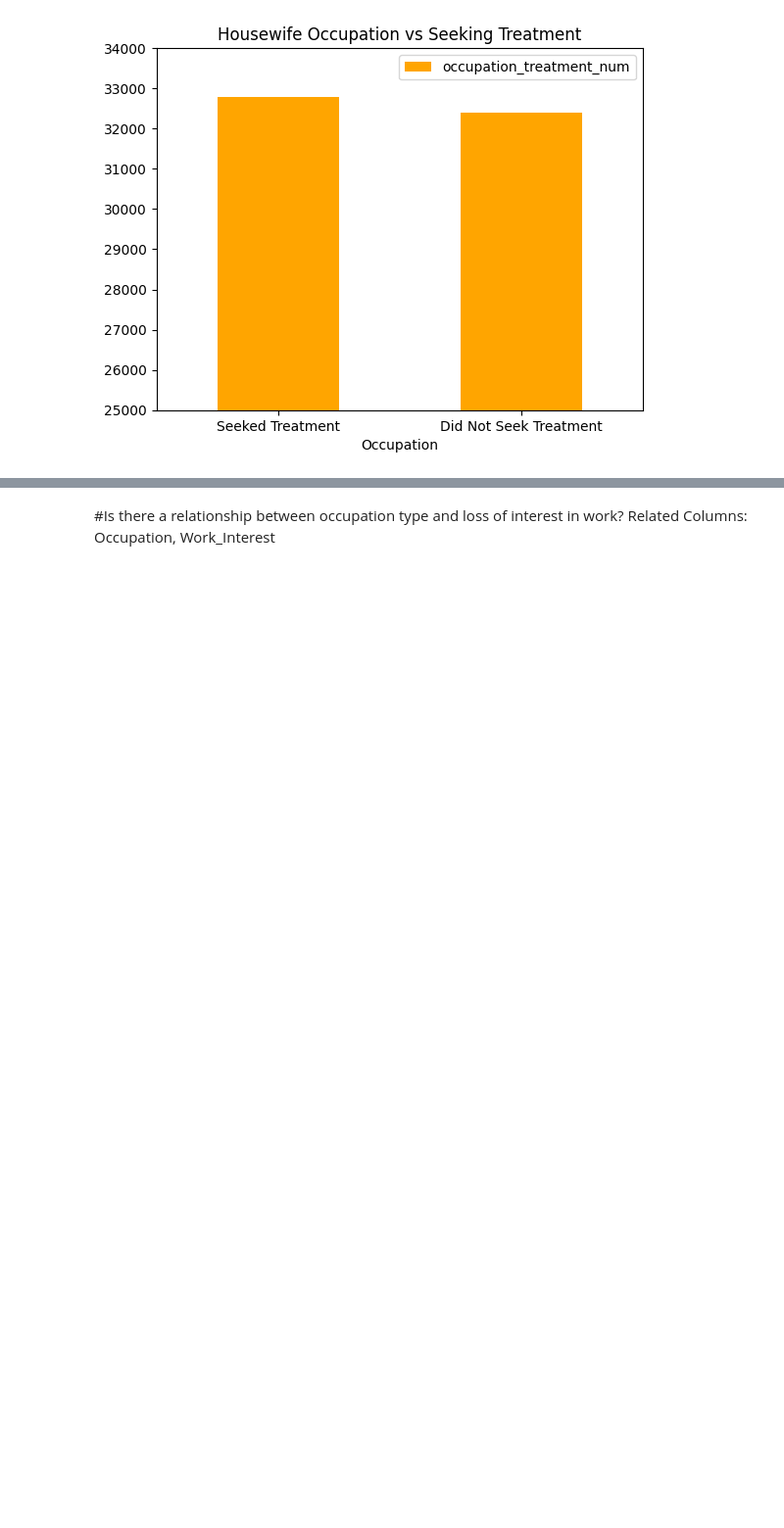
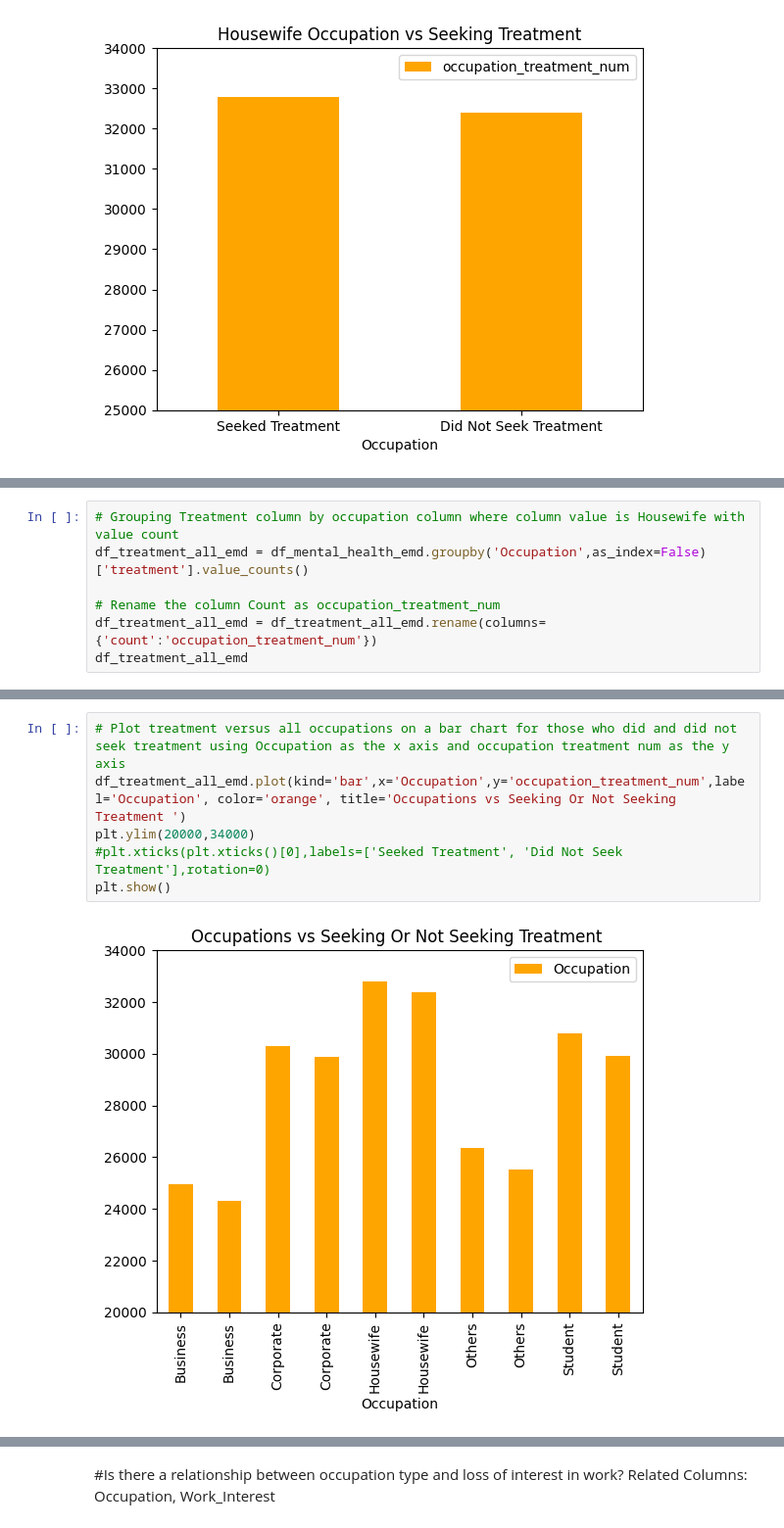
Before and after one commit to edoucet-AI/project_1_eda, a Jupyter notebook: project_eda.ipynb, the cells around one changed output, grey strips where cells are left out. Shown: that part at 98% size. Drawn from its saved outputs; the diff is of its cells as text; blank space fills up the shorter version.

```diff
--- a/project_eda.ipynb
+++ b/project_eda.ipynb
@@ -386,0 +391,7 @@ Summary Step 3:
+# %%
+# Grouping Treatment column by occupation column where column value is Housewife with value count
+df_treatment_all_emd = df_mental_health_emd.groupby('Occupation',as_index=False)['treatment'].value_counts()
+
+# Rename the column Count as occupation_treatment_num
+df_treatment_all_emd = df_treatment_all_emd.rename(columns={'count':'occupation_treatment_num'})
+df_treatment_all_emd
@@ -386,0 +410,8 @@ Summary Step 3:
+# %%
+# Plot treatment versus all occupations on a bar chart for those who did and did not seek treatment using Occupation as the x axis and occupation treatment num as the y axis
+df_treatment_all_emd.plot(kind='bar',x='Occupation',y='occupation_treatment_num',label='Occupation', color='orange', title='Occupations vs Seeking Or Not Seeking Treatment ')
+plt.ylim(20000,34000)
+#plt.xticks(plt.xticks()[0],labels=['Seeked Treatment', 'Did Not Seek Treatment'],rotation=0)
+plt.show()
+# %% [output]
+[figure, added]
```
Also changed, not shown: parts of 12 cells of this notebook.
